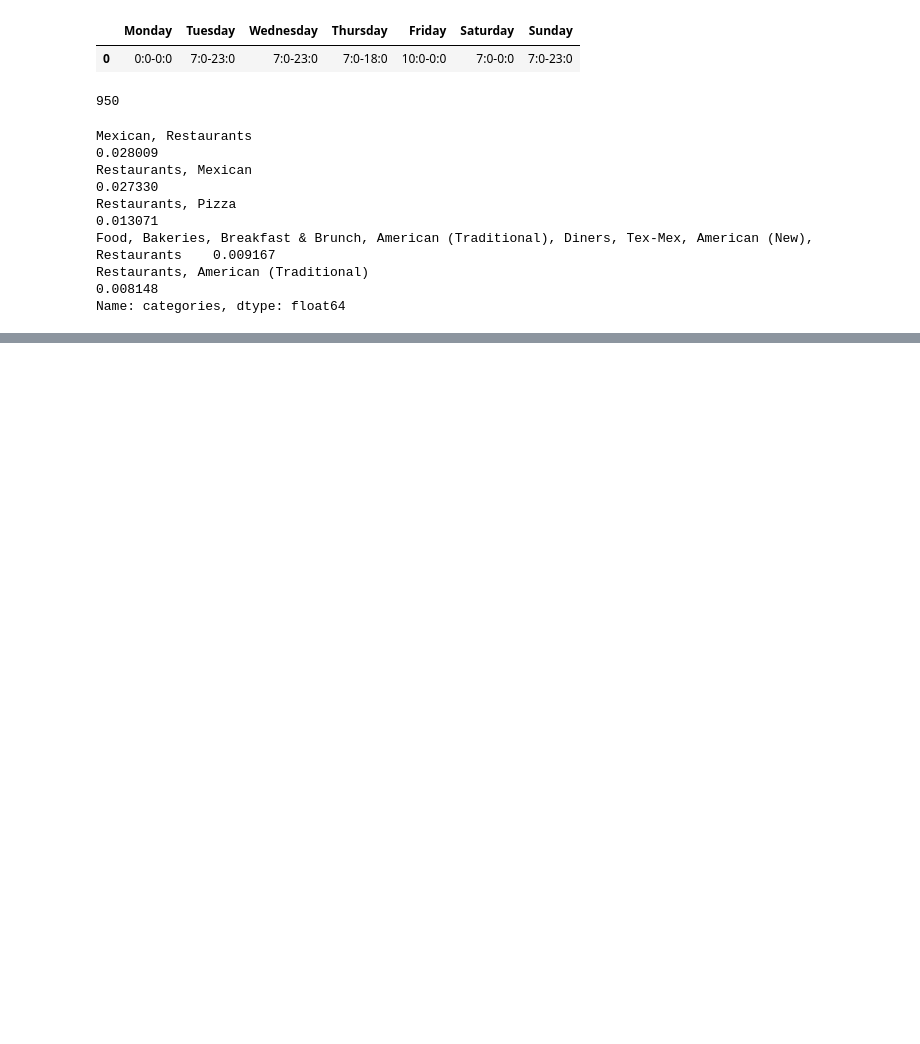
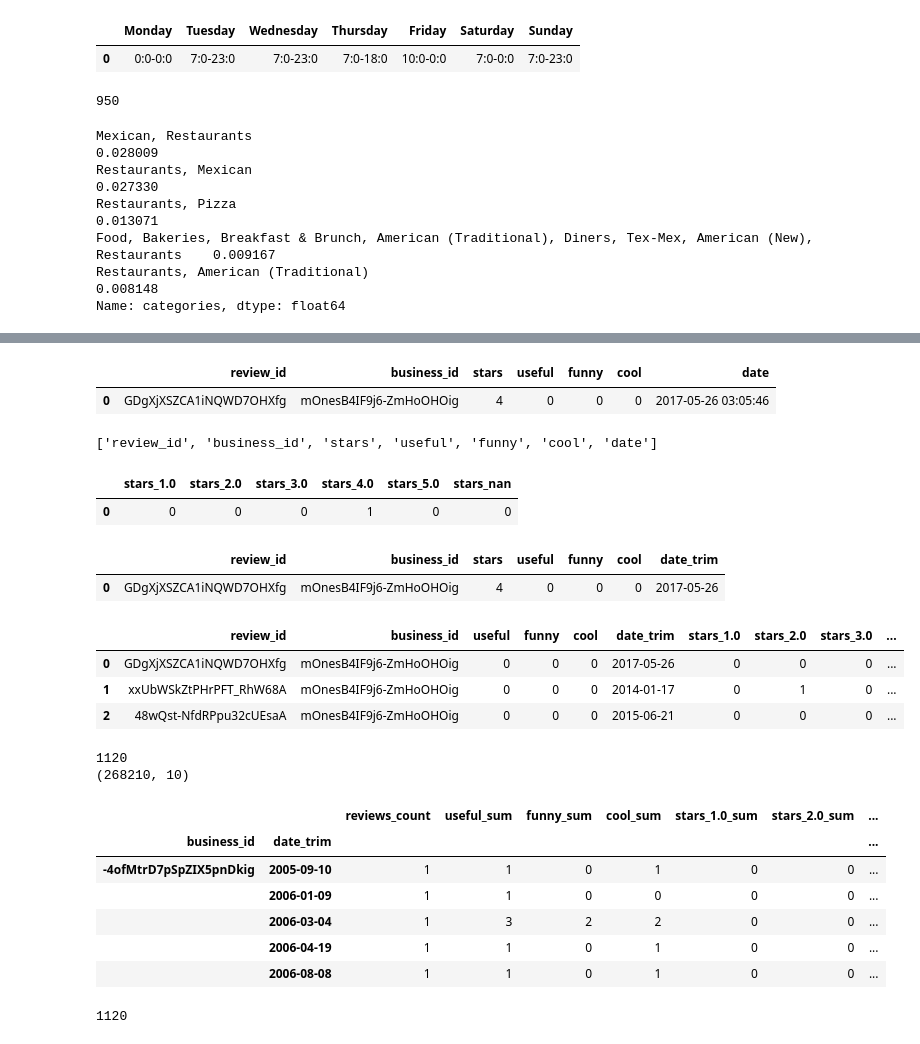
Before and after one commit to ellerybledsoe/Springboard, a Jupyter notebook: Austin Restaurant Inspections_Data Wrangling.ipynb, the cells around one changed output, grey strips where cells are left out. Saved outputs shown, nothing was run; the diff lists cells and outputs as text; code cells hidden in the pictures; blank space fills up the shorter version.

```diff
--- a/Austin Restaurant Inspections_Data Wrangling.ipynb
+++ b/Austin Restaurant Inspections_Data Wrangling.ipynb
@@ -479,0 +466,13 @@ yelp_reviews_tx.head()
+# %%
+# trimming some columns
+del yelp_reviews_tx['user_id']
+del yelp_reviews_tx['text']
+yelp_reviews_tx.head(1)
+# %% [output]
+|  | review_id | business_id | stars | useful | funny | cool | date |
+| 0 | GDgXjXSZCA1iNQWD7OHXfg | mOnesB4IF9j6-ZmHoOHOig | 4 | 0 | 0 | 0 | 2017-05-26 03:05:46 |
+# %%
+#yelp_reviews_tx.groupby(by=["b"]).sum()
+yelp_reviews_tx.columns.tolist()
+# %% [output]
+['review_id', 'business_id', 'stars', 'useful', 'funny', 'cool', 'date']
@@ -479,0 +492,65 @@ yelp_reviews_tx.head()
+# %%
+yelp_rev_dummies = dummies(yelp_reviews_tx[['stars']])
+yelp_rev_dummies.head(1)
+# %% [output]
+|  | stars_1.0 | stars_2.0 | stars_3.0 | stars_4.0 | stars_5.0 | stars_nan |
+| 0 | 0 | 0 | 0 | 1 | 0 | 0 |
+# %%
+yelp_reviews_tx['date_trim'] = yelp_reviews_tx['date'].dt.date
+del yelp_reviews_tx['date']
+yelp_reviews_tx.head(1)
+# %% [output]
+|  | review_id | business_id | stars | useful | funny | cool | date_trim |
+| 0 | GDgXjXSZCA1iNQWD7OHXfg | mOnesB4IF9j6-ZmHoOHOig | 4 | 0 | 0 | 0 | 2017-05-26 |
+# %%
+yelp_reviews_tx1 = pd.concat([yelp_reviews_tx,yelp_rev_dummies],axis =1)
+del yelp_reviews_tx1['stars']
+yelp_reviews_tx1.head(3)
+# %% [output]
+|  | review_id | business_id | useful | funny | cool | date_trim | stars_1.0 | stars_2.0 | stars_3.0 | ... |
+| 0 | GDgXjXSZCA1iNQWD7OHXfg | mOnesB4IF9j6-ZmHoOHOig | 0 | 0 | 0 | 2017-05-26 | 0 | 0 | 0 | ... |
+| 1 | xxUbWSkZtPHrPFT_RhW68A | mOnesB4IF9j6-ZmHoOHOig | 0 | 0 | 0 | 2014-01-17 | 0 | 1 | 0 | ... |
+| 2 | 48wQst-NfdRPpu32cUEsaA | mOnesB4IF9j6-ZmHoOHOig | 0 | 0 | 0 | 2015-06-21 | 0 | 0 | 0 | ... |
+# %%
+# function to do multiple aggregations that will flatten the data
+
+def flatten(x):
+    d = {}
+    d['reviews_count'] = x['review_id'].count()
+    d['useful_sum'] = x['useful'].sum()
+    d['funny_sum'] = x['funny'].sum()
+    d['cool_sum'] = x['cool'].sum()
+    d['stars_1.0_sum'] = x['stars_1.0'].sum()
+    d['stars_2.0_sum'] = x['stars_2.0'].sum()
+    d['stars_3.0_sum'] = x['stars_3.0'].sum()
+    d['stars_4.0_sum'] = x['stars_4.0'].sum()
+    d['stars_5.0_sum'] = x['stars_5.0'].sum()
+    d['stars_nan_sum'] = x['stars_nan'].sum()
+    return pd.Series(d, index=['reviews_count', 'useful_sum', 'funny_sum', 'cool_sum','stars_1.0_sum','stars_2.0_sum','stars_3.0_sum','stars_4.0_sum','stars_5.0_sum','stars_nan_sum'])
+
+
+# https://stackoverflow.com/questions/14529838/apply-multiple-functions-to-multiple-groupby-columns/53096340
+# %%
+# flattening yelp reviews data, takes a few minutes to run
+
+print(yelp_reviews_tx1.business_id.nunique())
+yelp_reviews_tx2 = yelp_reviews_tx1.groupby(['business_id', 'date_trim']).apply(flatten)
+yelp_reviews_tx2 = yelp_reviews_tx2.reset_index()
+print(yelp_reviews_tx2.shape)
+yelp_reviews_tx2.head()
+# %% [output]
+1120
+(268210, 10)
+|  |  | reviews_count | useful_sum | funny_sum | cool_sum | stars_1.0_sum | stars_2.0_sum | ... |
+| business_id | date_trim |  |  |  |  |  |  | ... |
+| -4ofMtrD7pSpZIX5pnDkig | 2005-09-10 | 1 | 1 | 0 | 1 | 0 | 0 | ... |
+|  | 2006-01-09 | 1 | 1 | 0 | 0 | 0 | 0 | ... |
+|  | 2006-03-04 | 1 | 3 | 2 | 2 | 0 | 0 | ... |
+|  | 2006-04-19 | 1 | 1 | 0 | 1 | 0 | 0 | ... |
+|  | 2006-08-08 | 1 | 1 | 0 | 1 | 0 | 0 | ... |
+# %%
+#yelp_reviews_tx3 = yelp_reviews_tx2.reset_index()
+#yelp_reviews_tx3.head(1)
+yelp_reviews_tx3.business_id.nunique()
+# %% [output]
+1120
```
Also changed, not shown: parts of 15 cells of this notebook.
